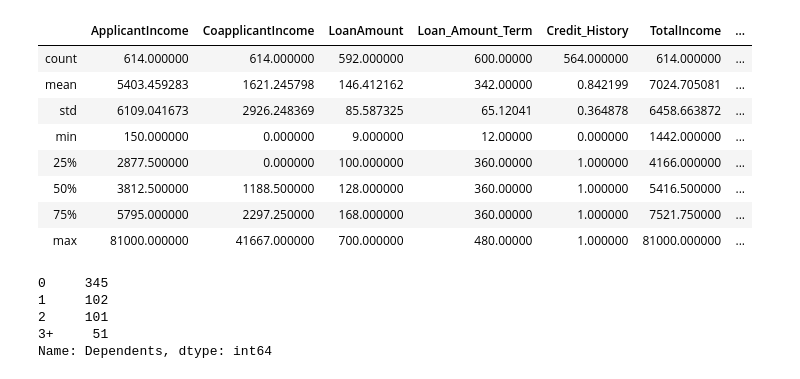
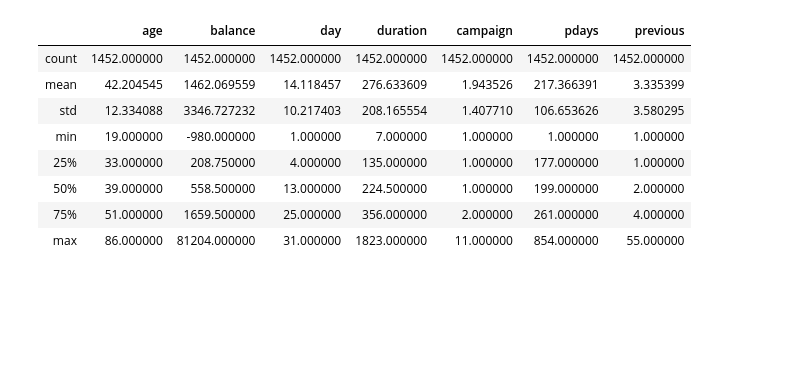
Before and after one commit to PaulOHannigan/sharing-Jupyter, a Jupyter notebook: etivity1.ipynb, the cells around one changed output. Cells and saved outputs as stored; diff of their text form; code cells hidden in the pictures; blank space fills up the shorter version.

```diff
--- a/etivity1.ipynb
+++ b/etivity1.ipynb
@@ -5,5 +5,5 @@ import numpy as np
 import matplotlib.pyplot as plt
 import seaborn as sns
 # %%
-# Import loan train file
-df = pd.read_csv('C:\\Users\\Paul\\Dropbox (Personal)\\College\\Year2\\4CT5157\\Week1./loans_train.csv')
+# Import bank file
+df = pd.read_csv('C:\\Users\\Paul\\Dropbox (Personal)\\College\\Year2\\4CT5157\\Week1./bank.csv')
@@ -13,10 +9,0 @@ df = pd.read_csv('C:\\Users\\Paul\\Dropbox (Personal)\\College\\Year2\\4CT5157\\
-# %%
-# Calculate statistics for the numerical and categorical attributes.
-# I created a new field 'TotalIncome' as the sum of 'ApplicantIncome' and 'CoapplicantIncome'
-# I also added a new field 'NoApplications' to count the number of applications but this can be achieved using functions
-# I generated a summary of the dataframe
-list_columns = ['ApplicantIncome', 'CoapplicantIncome']
-df['TotalIncome'] = df[list_columns].sum(axis=1)
-list_columns2 = ['Loan_ID']
-df['NoApplications'] = df[list_columns2].count(axis=1)
-df.info()
@@ -44,22 +34,13 @@ memory usage: 72.1+ KB
 # %%
 # I generated a statistical summary of the numerical attributes
-df.describe()
+df.dropna().describe()
 # %% [output]
-|  | ApplicantIncome | CoapplicantIncome | LoanAmount | Loan_Amount_Term | Credit_History | TotalIncome | ... |
-| count | 614.000000 | 614.000000 | 592.000000 | 600.00000 | 564.000000 | 614.000000 | ... |
-| mean | 5403.459283 | 1621.245798 | 146.412162 | 342.00000 | 0.842199 | 7024.705081 | ... |
-| std | 6109.041673 | 2926.248369 | 85.587325 | 65.12041 | 0.364878 | 6458.663872 | ... |
-| min | 150.000000 | 0.000000 | 9.000000 | 12.00000 | 0.000000 | 1442.000000 | ... |
-| 25% | 2877.500000 | 0.000000 | 100.000000 | 360.00000 | 1.000000 | 4166.000000 | ... |
-| 50% | 3812.500000 | 1188.500000 | 128.000000 | 360.00000 | 1.000000 | 5416.500000 | ... |
-| 75% | 5795.000000 | 2297.250000 | 168.000000 | 360.00000 | 1.000000 | 7521.750000 | ... |
-| max | 81000.000000 | 41667.000000 | 700.000000 | 480.00000 | 1.000000 | 81000.000000 | ... |
+|  | age | balance | day | duration | campaign | pdays | previous |
+| count | 1452.000000 | 1452.000000 | 1452.000000 | 1452.000000 | 1452.000000 | 1452.000000 | 1452.000000 |
+| mean | 42.204545 | 1462.069559 | 14.118457 | 276.633609 | 1.943526 | 217.366391 | 3.335399 |
+| std | 12.334088 | 3346.727232 | 10.217403 | 208.165554 | 1.407710 | 106.653626 | 3.580295 |
+| min | 19.000000 | -980.000000 | 1.000000 | 7.000000 | 1.000000 | 1.000000 | 1.000000 |
+| 25% | 33.000000 | 208.750000 | 4.000000 | 135.000000 | 1.000000 | 177.000000 | 1.000000 |
+| 50% | 39.000000 | 558.500000 | 13.000000 | 224.500000 | 1.000000 | 199.000000 | 2.000000 |
+| 75% | 51.000000 | 1659.500000 | 25.000000 | 356.000000 | 2.000000 | 261.000000 | 4.000000 |
+| max | 86.000000 | 81204.000000 | 31.000000 | 1823.000000 | 11.000000 | 854.000000 | 55.000000 |
-# %%
-# I looked at the number of dependents per loan applicant
-df['Dependents'].value_counts()
-# %% [output]
-0     345
-1     102
-2     101
-3+     51
-Name: Dependents, dtype: int64
```
Also changed, not shown: parts of 21 cells of this notebook.
